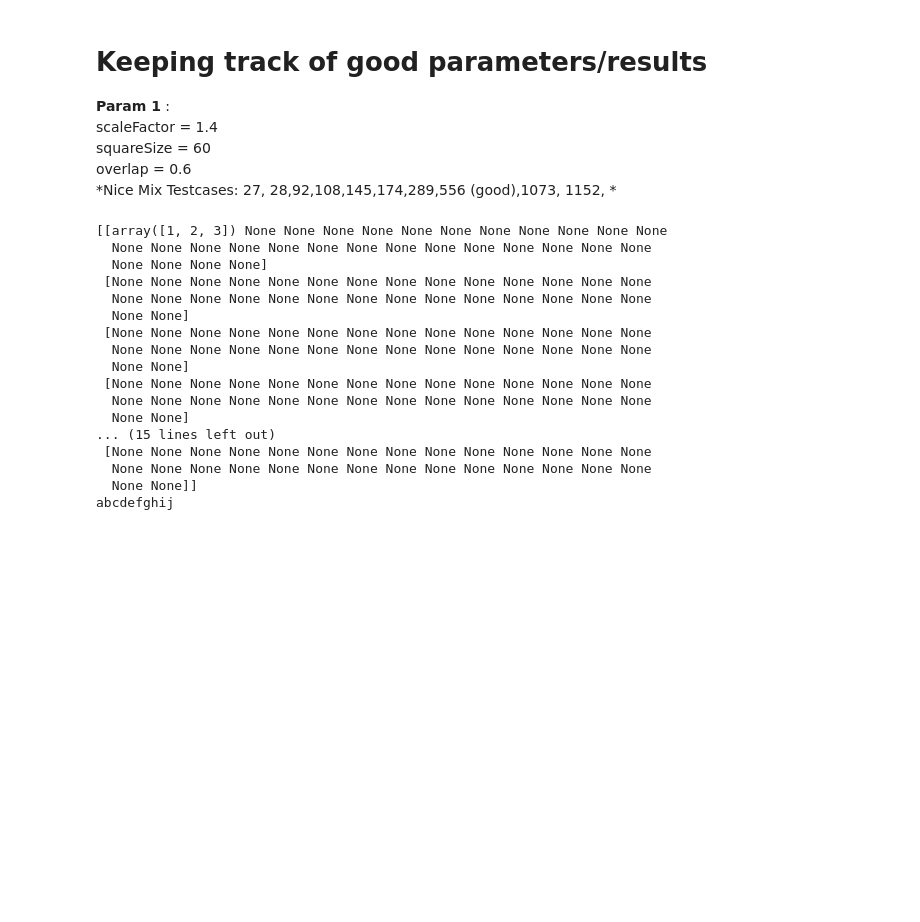
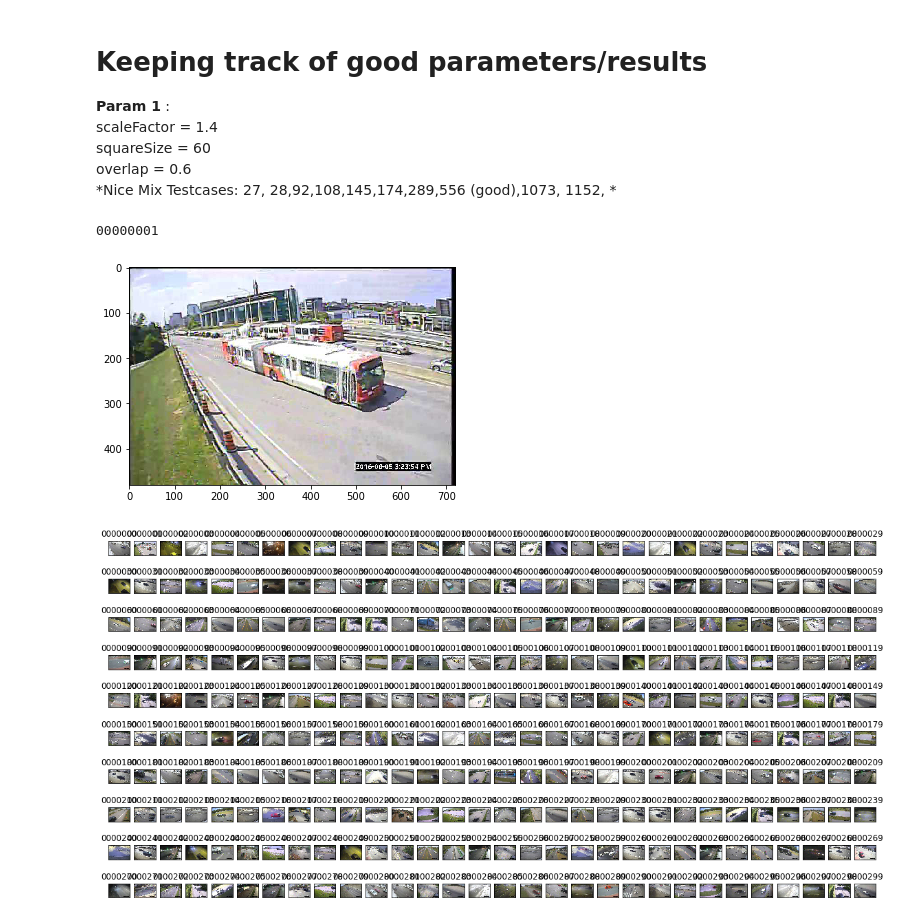
Before and after one commit to amasciotra/ECSE_415_Final_Project, a Jupyter notebook: Localization_Classification.ipynb, the cells around one changed output. Saved outputs shown, nothing was run; the diff lists cells and outputs as text; code cells hidden in the pictures; blank space fills up the shorter version.

Commit message:
Add function to read images into localisedImage() matrix from path

```diff
--- a/Localization_Classification.ipynb
+++ b/Localization_Classification.ipynb
@@ -322,9 +321,9 @@ def load_images(path, num_buckets, img_per_bucket):
 
     # Create list of images
     image_matrix = [None]*10
-        for i in range(num_buckets):
-            l = [None]*(img_per_bucket)
-            image_matrix[j] = (l)
+    for i in range(num_buckets):
+        l = [None]*(img_per_bucket)
+        image_matrix[i] = (l)
 
     for i in range(num_buckets):
 
@@ -340,38 +339,27 @@ def load_images(path, num_buckets, img_per_bucket):
             # Initialize localisedImage object
             loc_img = localizedImage(img,name)
 
-            img_matrix[i][j] = loc_img
-            img_index++
+            image_matrix[i][j] = loc_img
+            img_index = img_index + 1
 
     return image_matrix
-# %%
-predRectMatrix = [None]*10
-for j in range(10):
-    #for w in range(input_matrix.shape[1]):
-    l = [None]*(30)
-    predRectMatrix[j] = (l)
-
-predRectMatrix[0][0] = np.array([1,2,3])
-print(np.asarray(predRectMatrix))
-
-name = "abcdefghijuuuu"
-name = name[:-4]
-print(name)
-# %% [output]
-[[array([1, 2, 3]) None None None None None None None None None None None
-  None None None None None None None None None None None None None None
-  None None None None]
- [None None None None None None None None None None None None None None
-  None None None None None None None None None None None None None None
-  None None]
- [None None None None None None None None None None None None None None
-  None None None None None None None None None None None None None None
-  None None]
- [None None None None None None None None None None None None None None
-  None None None None None None None None None None None None None None
-  None None]
-... (15 lines left out)
- [None None None None None None None None None None None None None None
-  None None None None None None None None None None None None None None
-  None None]]
-abcdefghij
+# %%
+path = "D:/Documents/MIO-TCD-Localization/train"
+suh = load_images(path, 10, 30)
+# %%
+print((suh[0][1].name))
+plt.imshow((suh[0][1].img))
+plt.show()
+acc = 1;
+plt.figure(figsize=(20,10))
+for i in range(10):
+    for j in range(30):
+        plt.subplot(10,30,acc), plt.imshow(suh[i][j].img)
+        plt.title(suh[i][j].name[5:])
+        acc = acc + 1
+        plt.xticks([]),plt.yticks([])
+plt.show()
+# %% [output]
+00000001
+[figure, added]
+[figure, added]
```
Also changed, not shown: parts of 1 cell of this notebook.
